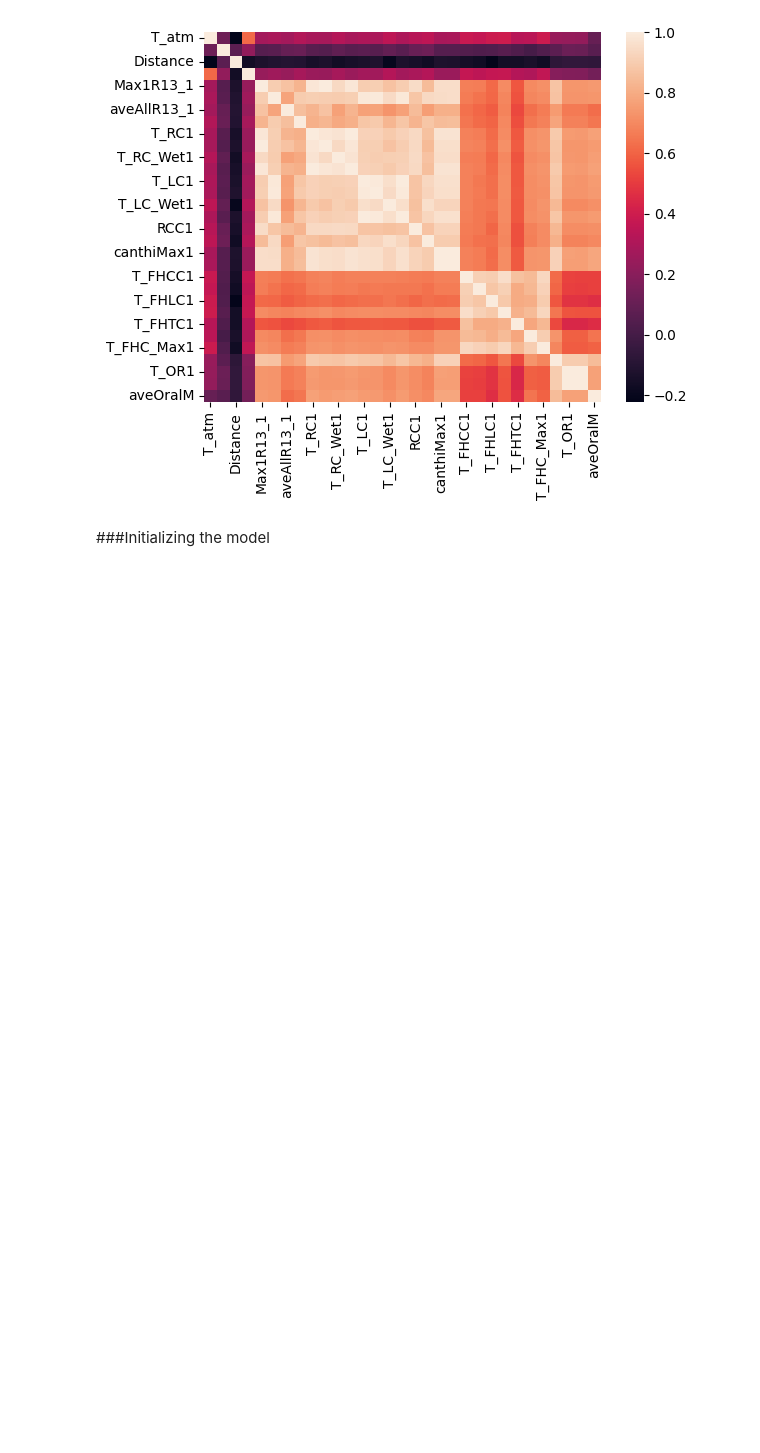
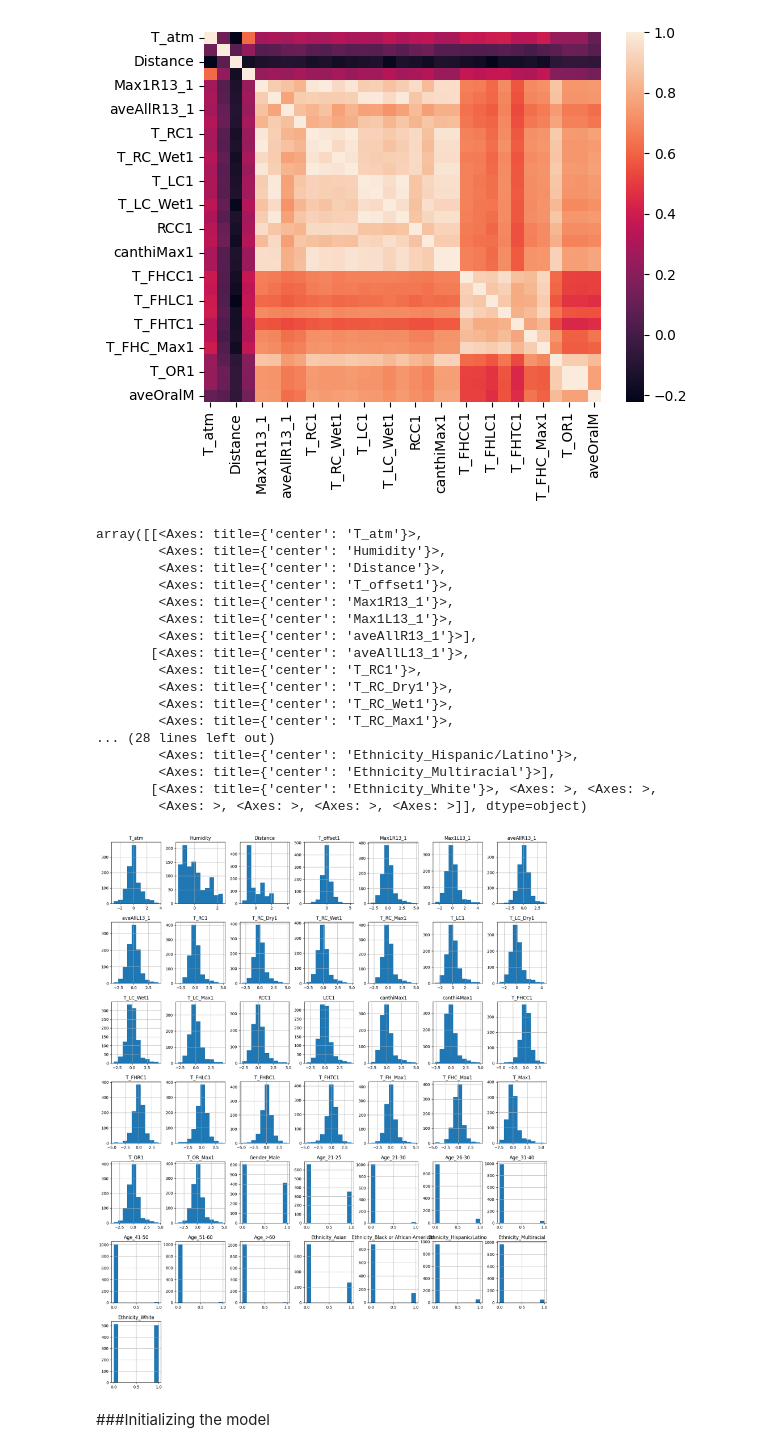
Before and after one commit to benbaz-2/comp551, a Jupyter notebook: assignment_1_regression_aziz.ipynb, the cells around one changed output. Cells and saved outputs as stored; diff of their text form; code cells hidden in the pictures; blank space fills up the shorter version.

```diff
--- a/assignment_1_regression_aziz.ipynb
+++ b/assignment_1_regression_aziz.ipynb
@@ -263,15 +267,44 @@ sns.heatmap(numerical.corr())
 # %%
 # One hot encoding
 X = pd.get_dummies(X, drop_first=True)
 
 #Find all boolean columns
 boolean_columns = X.select_dtypes(include=['bool']).columns
 
 #Create a dictionary to map boolean columns to int
 conversion_dict = {col: 'int' for col in boolean_columns}
 
 #Convert the boolean columns to integers
 X = X.astype(conversion_dict)
+
+# Scaling numerical values
+X.head()
+numerical = X.select_dtypes(include=float).columns
+for n in numerical:
+  values = X[n]
+  mean = values.mean()
+  std = values.std()
+  X.loc[:, n] = (values - mean) / std
+X.hist(figsize=(20,25))
+# %% [output]
+array([[<Axes: title={'center': 'T_atm'}>,
+        <Axes: title={'center': 'Humidity'}>,
+        <Axes: title={'center': 'Distance'}>,
+        <Axes: title={'center': 'T_offset1'}>,
+        <Axes: title={'center': 'Max1R13_1'}>,
+        <Axes: title={'center': 'Max1L13_1'}>,
+        <Axes: title={'center': 'aveAllR13_1'}>],
+       [<Axes: title={'center': 'aveAllL13_1'}>,
+        <Axes: title={'center': 'T_RC1'}>,
+        <Axes: title={'center': 'T_RC_Dry1'}>,
+        <Axes: title={'center': 'T_RC_Wet1'}>,
+        <Axes: title={'center': 'T_RC_Max1'}>,
+... (28 lines left out)
+        <Axes: title={'center': 'Ethnicity_Hispanic/Latino'}>,
+        <Axes: title={'center': 'Ethnicity_Multiracial'}>],
+       [<Axes: title={'center': 'Ethnicity_White'}>, <Axes: >, <Axes: >,
+        <Axes: >, <Axes: >, <Axes: >, <Axes: >]], dtype=object)
+[figure, added]
 # %% [markdown]
 ###Initializing the model
 # %%
```
Also changed, not shown: parts of 2 cells of this notebook.
